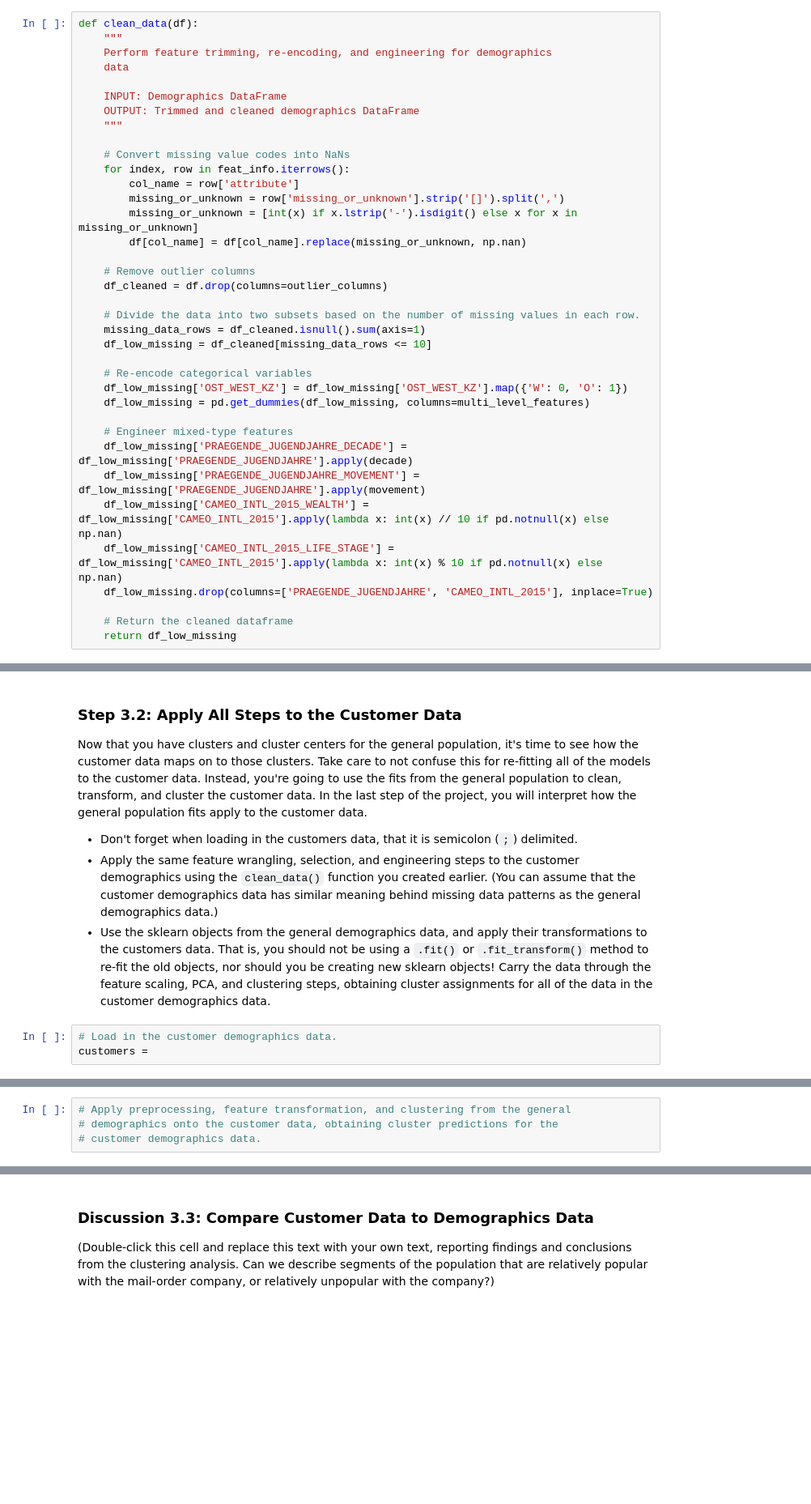
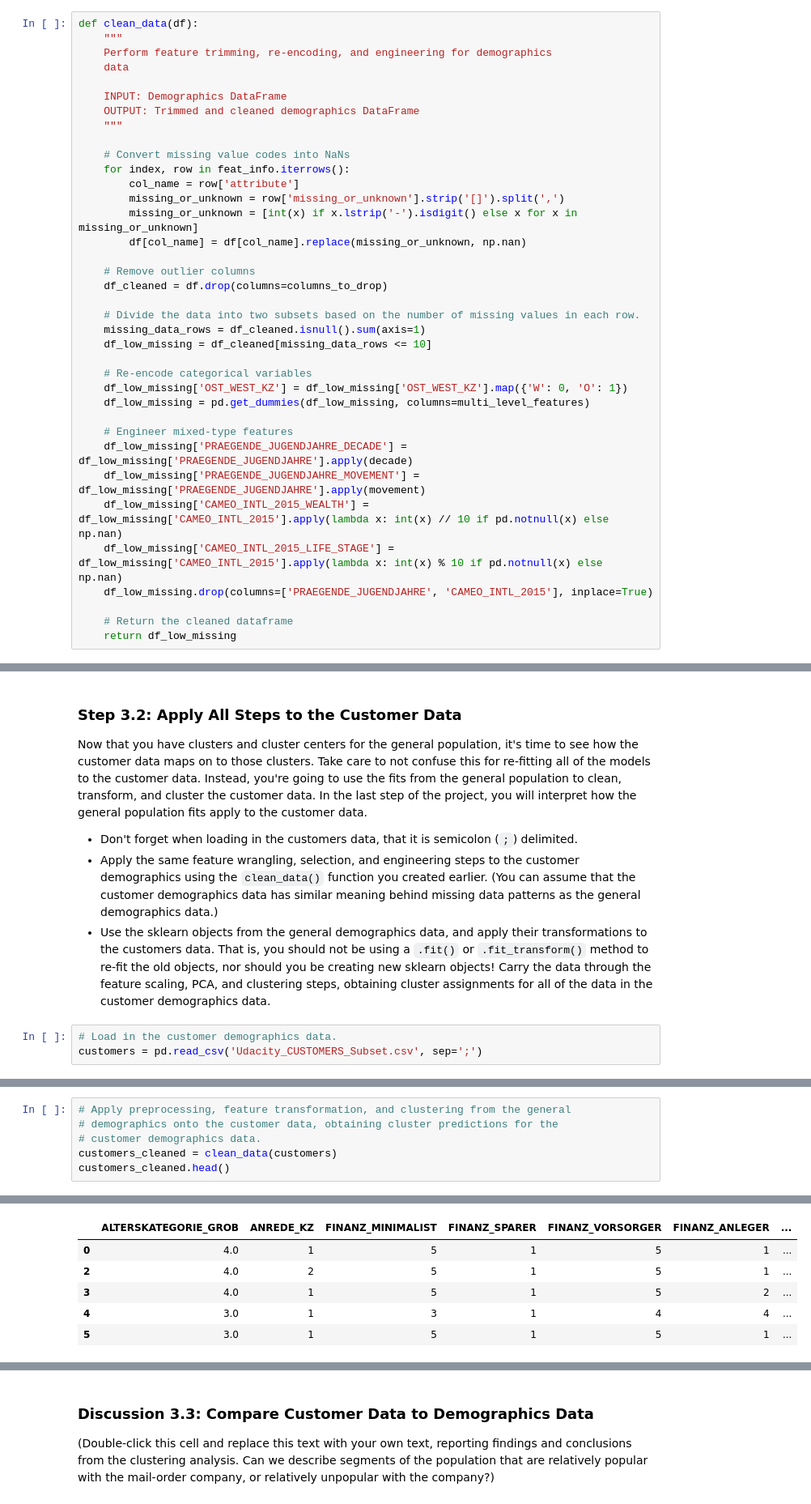
Before and after one commit to momenmac/ML-PROJECT-3, a Jupyter notebook: Identify_Customer_Segments.ipynb, the cells around one changed output, grey strips where cells are left out. Shown at 81% size. Saved outputs shown, nothing was run; the diff lists cells and outputs as text; blank space fills up the shorter version.

```diff
--- a/Identify_Customer_Segments.ipynb
+++ b/Identify_Customer_Segments.ipynb
@@ -446,7 +446,7 @@ def clean_data(df):
         df[col_name] = df[col_name].replace(missing_or_unknown, np.nan)
 
     # Remove outlier columns
-    df_cleaned = df.drop(columns=outlier_columns)
+    df_cleaned = df.drop(columns=columns_to_drop)
 
     # Divide the data into two subsets based on the number of missing values in each row.
     missing_data_rows = df_cleaned.isnull().sum(axis=1)
@@ -624,4 +703,4 @@ Now that you have clusters and cluster centers for the general population, it's
 - Use the sklearn objects from the general demographics data, and apply their transformations to the customers data. That is, you should not be using a `.fit()` or `.fit_transform()` method to re-fit the old objects, nor should you be creating new sklearn objects! Carry the data through the feature scaling, PCA, and clustering steps, obtaining cluster assignments for all of the data in the customer demographics data.
 # %%
 # Load in the customer demographics data.
-customers =
+customers = pd.read_csv('Udacity_CUSTOMERS_Subset.csv', sep=';')
@@ -631,3 +708,6 @@ SyntaxError: invalid syntax (<ipython-input-116-416d584d1460>, line 2)
 # Apply preprocessing, feature transformation, and clustering from the general
 # demographics onto the customer data, obtaining cluster predictions for the
 # customer demographics data.
+customers_cleaned = clean_data(customers)
+customers_cleaned.head()
+# %% [output]
@@ -633,0 +719,6 @@ SyntaxError: invalid syntax (<ipython-input-116-416d584d1460>, line 2)
+|  | ALTERSKATEGORIE_GROB | ANREDE_KZ | FINANZ_MINIMALIST | FINANZ_SPARER | FINANZ_VORSORGER | FINANZ_ANLEGER | ... |
+| 0 | 4.0 | 1 | 5 | 1 | 5 | 1 | ... |
+| 2 | 4.0 | 2 | 5 | 1 | 5 | 1 | ... |
+| 3 | 4.0 | 1 | 5 | 1 | 5 | 2 | ... |
+| 4 | 3.0 | 1 | 3 | 1 | 4 | 4 | ... |
+| 5 | 3.0 | 1 | 5 | 1 | 5 | 1 | ... |
```
Also changed, not shown: parts of 20 cells of this notebook.
